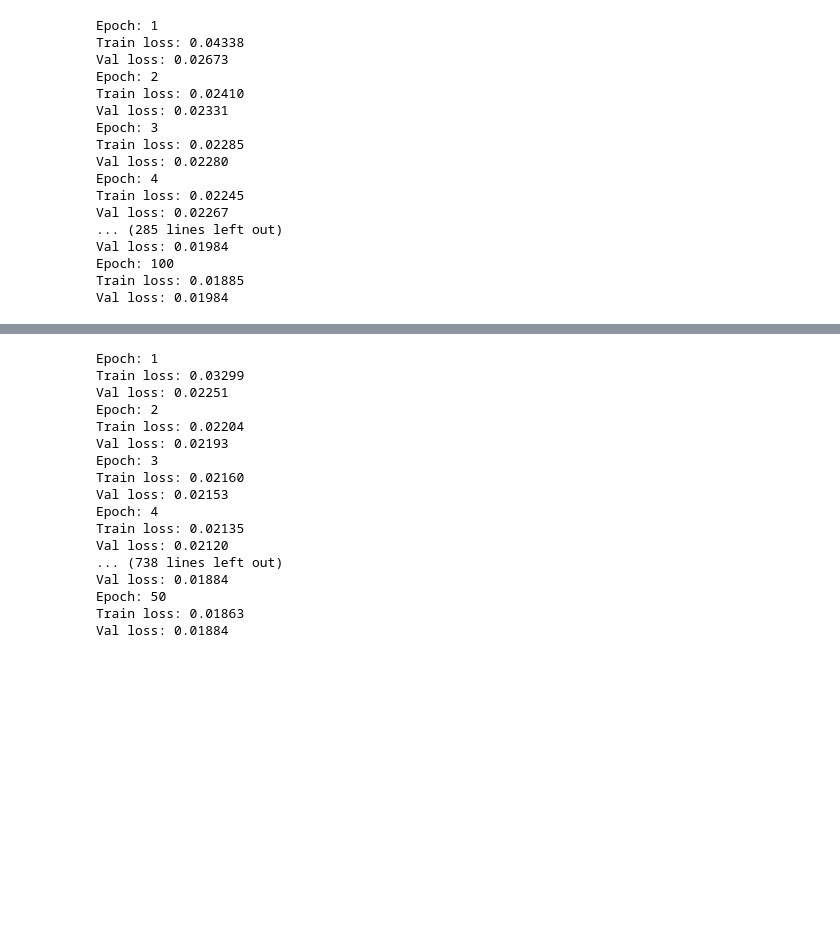
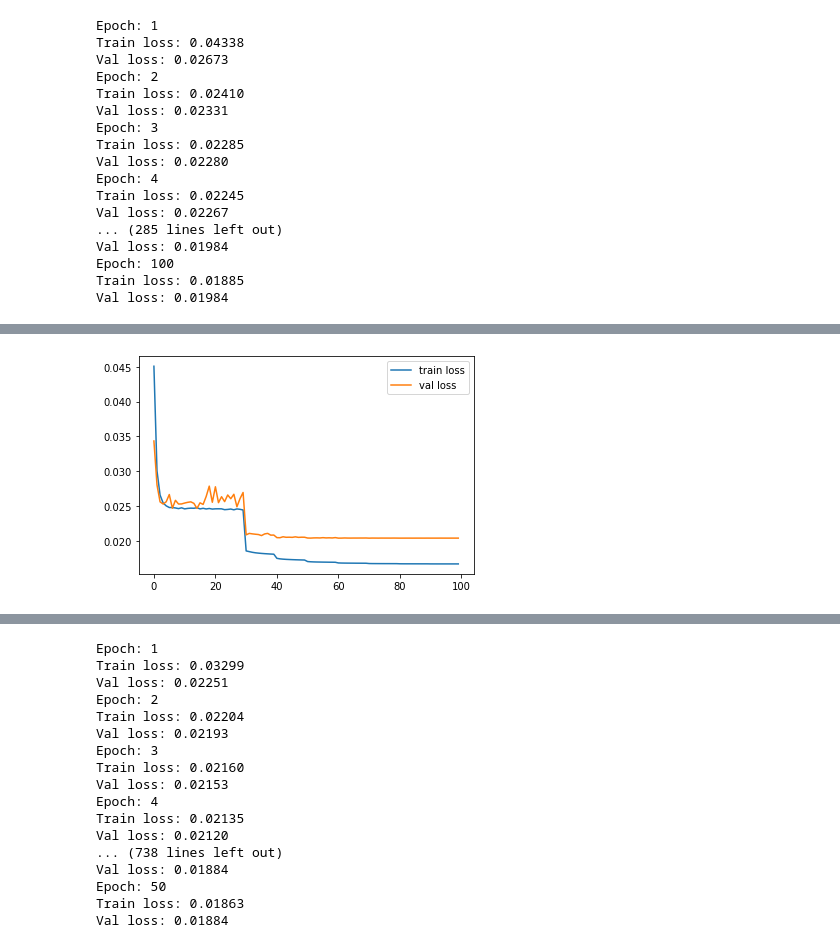
Before and after one commit to glory-99/simulation-based-inference, a Jupyter notebook: simple_case_diffPrior (copy).ipynb, the cells around one changed output, grey strips where cells are left out. Cells and saved outputs as stored; diff of their text form; code cells hidden in the pictures; blank space fills up the shorter version.

```diff
--- a/simple_case_diffPrior (copy).ipynb
+++ b/simple_case_diffPrior (copy).ipynb
@@ -646,3 +648,10 @@ Val loss: 0.01984
 Epoch: 100
 Train loss: 0.01885
 Val loss: 0.01984
+# %%
+md_q025 = MLP_variant(p, p, [1024, 1024], 'softsign').to(device)
+md_q025_es = MLP_variant(p, p, [1024, 1024], 'softsign').to(device)
+optimizer = torch.optim.Adam(md_q025.parameters(), lr=0.001)
+scheduler = torch.optim.lr_scheduler.MultiStepLR(optimizer, milestones=[30, 40, 50, 60, 70, 80, 90], gamma=0.4)
+train_losses, val_losses = train_model(md_q025, md_q025_es, optimizer, 100, train_dataloader,
+                                        loss_type='quantile', q=0.025, val_data=valid_dataloader, scheduler=scheduler)
@@ -648,0 +676,4 @@ Val loss: 0.01984
+# %%
+show_loss(train_losses, val_losses)
+# %% [output]
+[figure, added]
```
Also changed, not shown: parts of 15 cells of this notebook.
